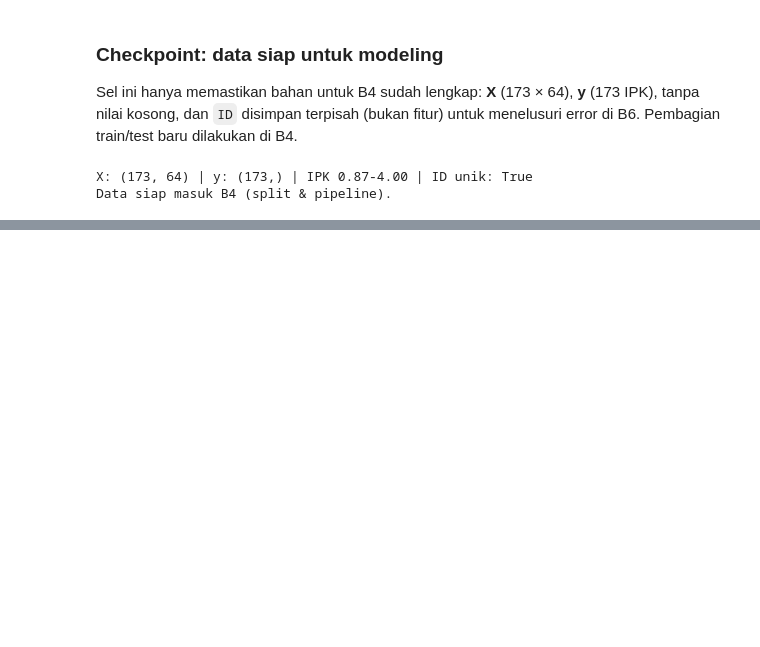
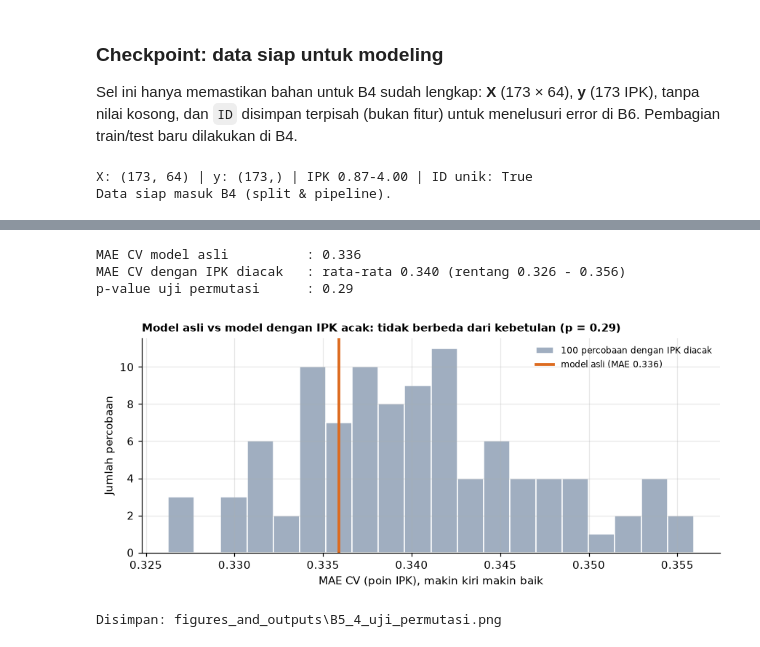
Before and after one commit to edwardchristi4n/machine_learning_final_exam, a Jupyter notebook: notebook/Notebook_B_Regresi_IPK.ipynb, the cells around one changed output, grey strips where cells are left out. Drawn from its saved outputs; the diff is of its cells as text; code cells hidden in the pictures; blank space fills up the shorter version.

```diff
--- a/notebook/Notebook_B_Regresi_IPK.ipynb
+++ b/notebook/Notebook_B_Regresi_IPK.ipynb
@@ -963,0 +1286,7 @@ Data siap masuk B4 (split & pipeline).
+# %%
+grid_ridge = GridSearchCV(Pipeline([("scaler", StandardScaler()), ("model", Ridge())]),
+                          {"model__alpha": np.logspace(-1, 4, 21)}, cv=cv, scoring=SCORING, refit="MAE")
+grid_ridge.fit(X_train, y_train)
+print(f"alpha terbaik: {grid_ridge.best_params_['model__alpha']:.1f}")
+hasil_cv = pd.concat([hasil_cv.T, evaluasi_cv("Ridge (opsional)", grid_ridge.best_estimator_)], axis=1).T
+display(hasil_cv.loc[["Baseline (rata-rata)", "Linear Regression", "Ridge (opsional)"]].round(3))
@@ -963,0 +1311,25 @@ Data siap masuk B4 (split & pipeline).
+# %%
+rf_uji = clone(grid_rf.best_estimator_).set_params(model__n_estimators=200)
+skor_asli, skor_acak, p_perm = permutation_test_score(
+    rf_uji, X_train, y_train, cv=cv, scoring="neg_mean_absolute_error",
+    n_permutations=100, random_state=SEED)
+print(f"MAE CV model asli          : {-skor_asli:.3f}")
+print(f"MAE CV dengan IPK diacak   : rata-rata {-skor_acak.mean():.3f} (rentang {-skor_acak.max():.3f} - {-skor_acak.min():.3f})")
+print(f"p-value uji permutasi      : {p_perm:.2f}")
+
+fig, ax = plt.subplots(figsize=(8, 3.6))
+ax.hist(-skor_acak, bins=20, color=ABU, edgecolor="white", label="100 percobaan dengan IPK diacak")
+ax.axvline(-skor_asli, color=ORANYE, lw=2.5, label=f"model asli (MAE {-skor_asli:.3f})")
+ax.set_xlabel("MAE CV (poin IPK), makin kiri makin baik")
+ax.set_ylabel("Jumlah percobaan")
+kesimpulan = "ada sinyal" if p_perm < 0.05 else "tidak berbeda dari kebetulan"
+ax.set_title(f"Model asli vs model dengan IPK acak: {kesimpulan} (p = {p_perm:.2f})", loc="left", fontsize=10, fontweight="bold")
+ax.legend(frameon=False, fontsize=8)
+fig.tight_layout()
+simpan_fig(fig, "B5_4_uji_permutasi")
+# %% [output]
+MAE CV model asli          : 0.336
+MAE CV dengan IPK diacak   : rata-rata 0.340 (rentang 0.326 - 0.356)
+p-value uji permutasi      : 0.29
+[figure, added]
+Disimpan: figures_and_outputs\B5_4_uji_permutasi.png
```
Also changed, not shown: parts of 51 cells of this notebook, 16 other files.
